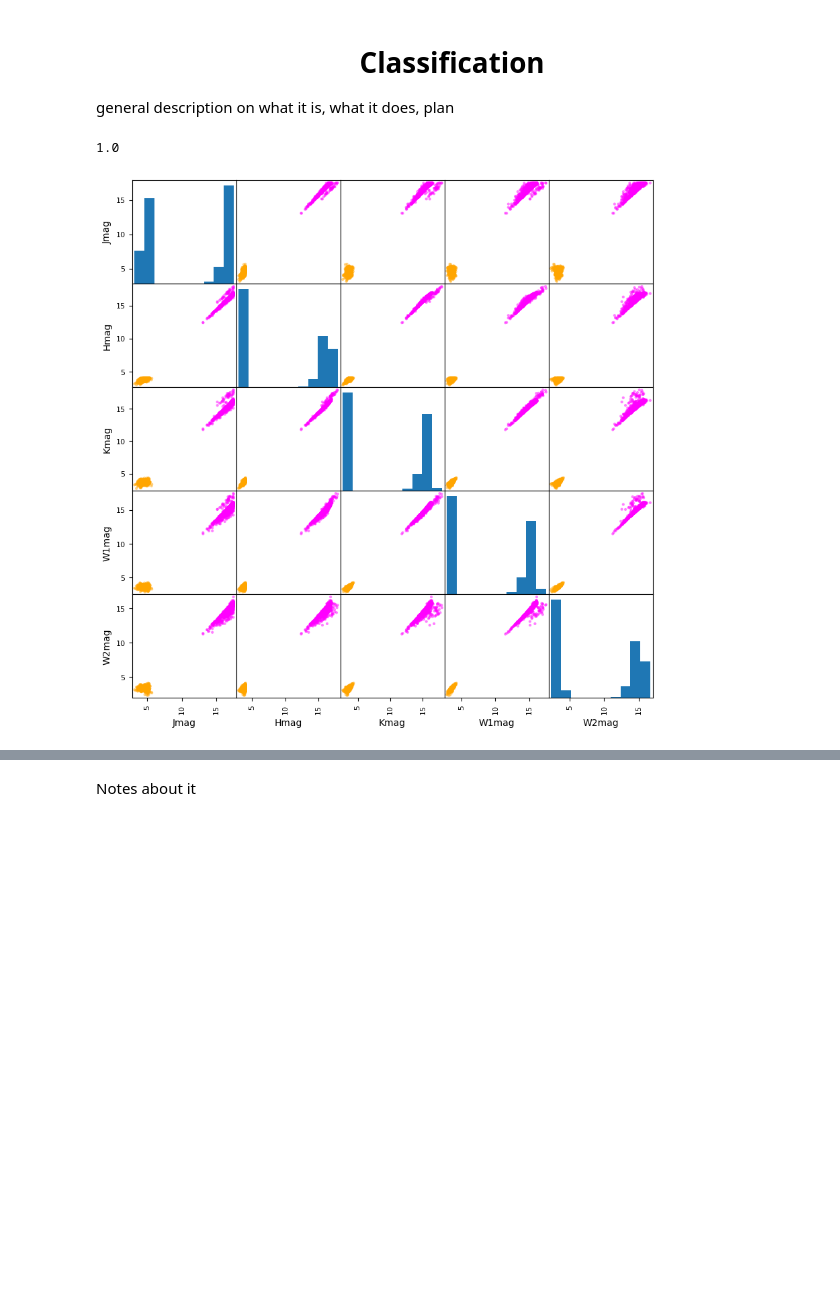
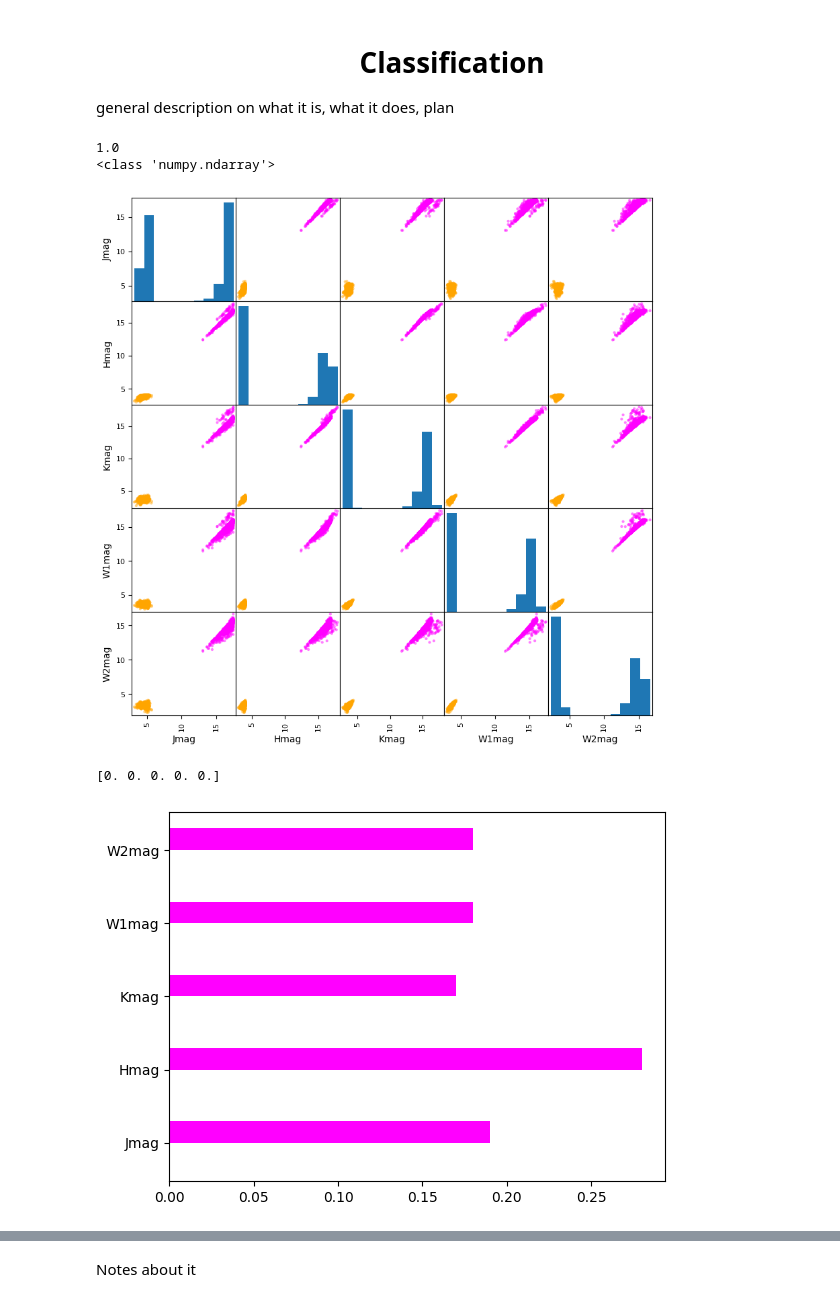
Before and after one commit to lagar05/ASTR154-Final-Project, a Jupyter notebook: Coding-Product.ipynb, the cells around one changed output, grey strips where cells are left out. Cells and saved outputs as stored; diff of their text form; code cells hidden in the pictures; blank space fills up the shorter version.

```diff
--- a/Coding-Product.ipynb
+++ b/Coding-Product.ipynb
@@ -184,6 +184,7 @@ from sklearn.metrics import accuracy_score
 data = (table['Jmag', 'Hmag', 'Kmag', 'W1mag','W2mag']).to_pandas()
 y = np.array(table['Label'])
 
+
 y_colors = np.full(np.shape(y), '', dtype= object)
 y_colors[y == 'BD'] = 'magenta'
 y_colors[y == 'NBD'] = 'orange'
@@ -195,6 +196,31 @@ pd.plotting.scatter_matrix(data, figsize = (10, 10), c = y_colors)  # double che
 
 accuracy = accuracy_score(y, y_pred)
 print(accuracy)
+print(type(y_num))
 # %% [output]
 1.0
+<class 'numpy.ndarray'>
-[figure, old version]
+[figure, new version]
+# %%
+from sklearn.inspection import permutation_importance
+import matplotlib.pyplot as plt
+
+# y_vals = data.columns
+# print(len(y_vals))
+clf.fit(data, y)
+MDI = clf.feature_importances_
+perm_importance = permutation_importance(clf, data, y).importances_mean
+#print(perm_importance)
+# print(len(perm_importance))
+#perm_avg = perm_importance.importances_mean
+#perm_avg_norm = perm_avg / np.nansum(perm_avg)
+#print(perm_avg)
+# print(len(perm_avg))
+
+plt.barh(data.columns, MDI, color = 'magenta', align = 'edge', height = 0.3)
+plt.barh(data.columns, perm_avg, color ='blue', align= 'edge', height = -0.3)
+
+print(perm_importance)
+# %% [output]
+[0. 0. 0. 0. 0.]
+[figure, added]
```
Also changed, not shown: parts of 5 cells of this notebook.
